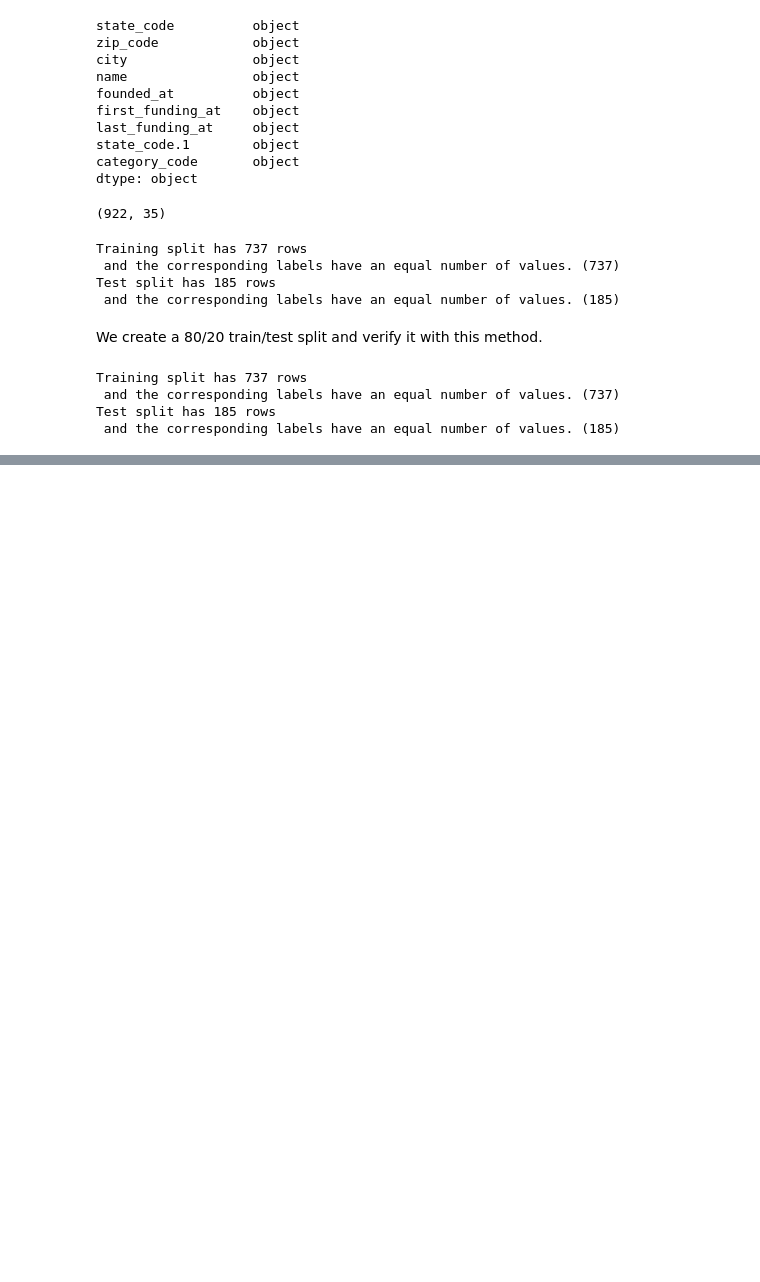
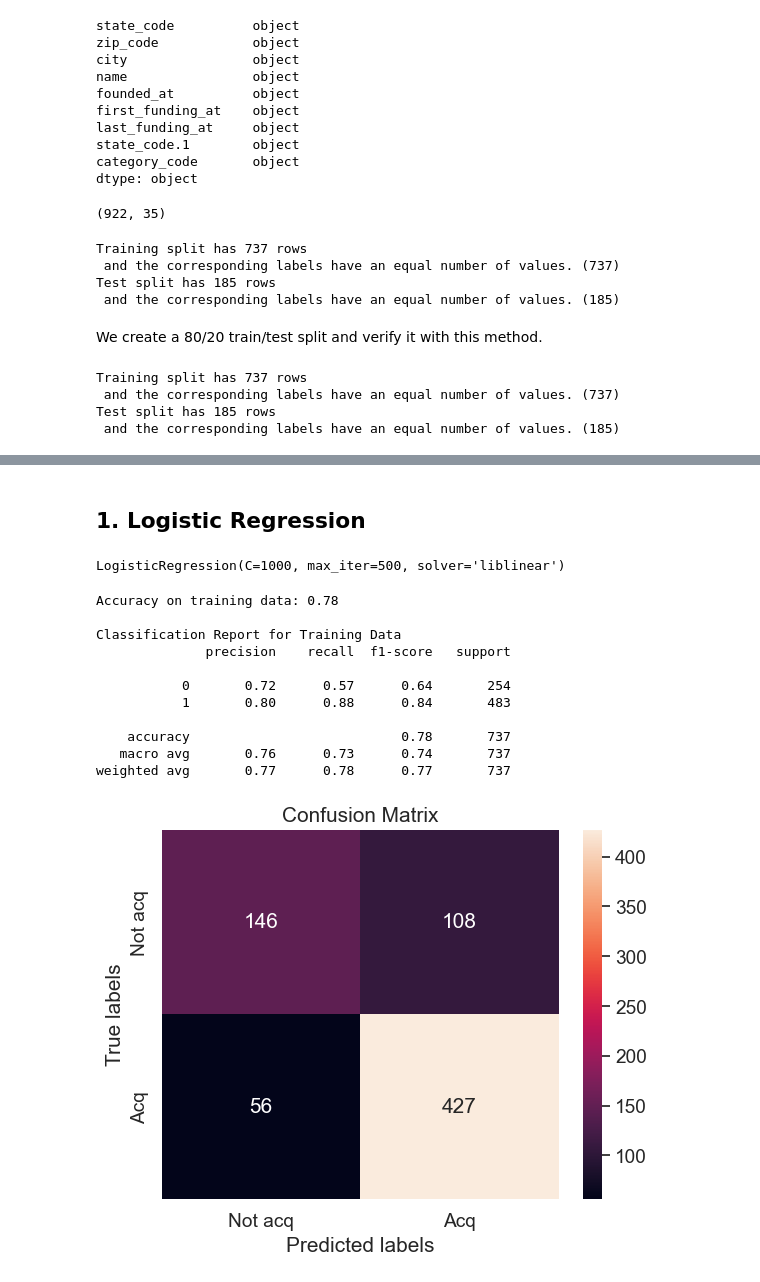
Before and after one commit to emurillo98/capstone-2, a Jupyter notebook: startup_prediction.ipynb, the cells around one changed output, grey strips where cells are left out. Drawn from its saved outputs; the diff is of its cells as text; code cells hidden in the pictures; blank space fills up the shorter version.

```diff
--- a/startup_prediction.ipynb
+++ b/startup_prediction.ipynb
@@ -527,8 +565,8 @@ X_train_scaled = scaler.fit_transform(Xss_train[non_dummy_cols])
 X_test_scaled =scaler.transform(Xss_test[non_dummy_cols])
 # %%
 #Replace columns in train and test with scaled data
-Xss_train.loc[:, non_dummy_cols] = X_train_scaled
-Xss_test.loc[:,non_dummy_cols] = X_test_scaled
+X_train_scaled = Xss_train.loc[:, non_dummy_cols]
+X_test_scaled = Xss_test.loc[:,non_dummy_cols]
 # %%
 #Check for values >1 in the scaled dataset to see if it was appropiately applied
 Xss_train.loc[Xss_train['funding_total_usd']>1]
@@ -539,0 +596,34 @@ Xss_train.loc[Xss_train['funding_total_usd']>1]
+# %% [markdown]
+## 1. Logistic Regression
+# %%
+logreg = LogisticRegression(solver= 'liblinear', max_iter= 500, C = 1000)
+logreg.fit(Xss_train, yss_train)
+# %% [output]
+LogisticRegression(C=1000, max_iter=500, solver='liblinear')
+# %%
+print(f'Accuracy on training data: {accuracy_score(yss_train,logreg.predict(Xss_train)):.2f}', '\n')
+print("Classification Report for Training Data")
+print(classification_report(yss_train, logreg.predict(Xss_train)))
+cf_matrix_logreg_train = confusion_matrix(yss_train, logreg.predict(Xss_train))
+
+#Create confusion matrix for train
+ax= plt.subplot()
+sns.heatmap(cf_matrix_logreg_train, annot=True, fmt='g', ax=ax);  #annot=True to annotate cells, ftm='g' to disable scientific notation
+
+# labels, title and ticks
+ax.set_xlabel('Predicted labels');ax.set_ylabel('True labels');
+ax.set_title('Confusion Matrix');
+ax.xaxis.set_ticklabels(['Not acq', 'Acq']); ax.yaxis.set_ticklabels(['Not acq', 'Acq']);
+# %% [output]
+Accuracy on training data: 0.78
+
+Classification Report for Training Data
+              precision    recall  f1-score   support
+
+           0       0.72      0.57      0.64       254
+           1       0.80      0.88      0.84       483
+
+    accuracy                           0.78       737
+   macro avg       0.76      0.73      0.74       737
+weighted avg       0.77      0.78      0.77       737
+[figure, added]
```
Also changed, not shown: parts of 22 cells of this notebook.
